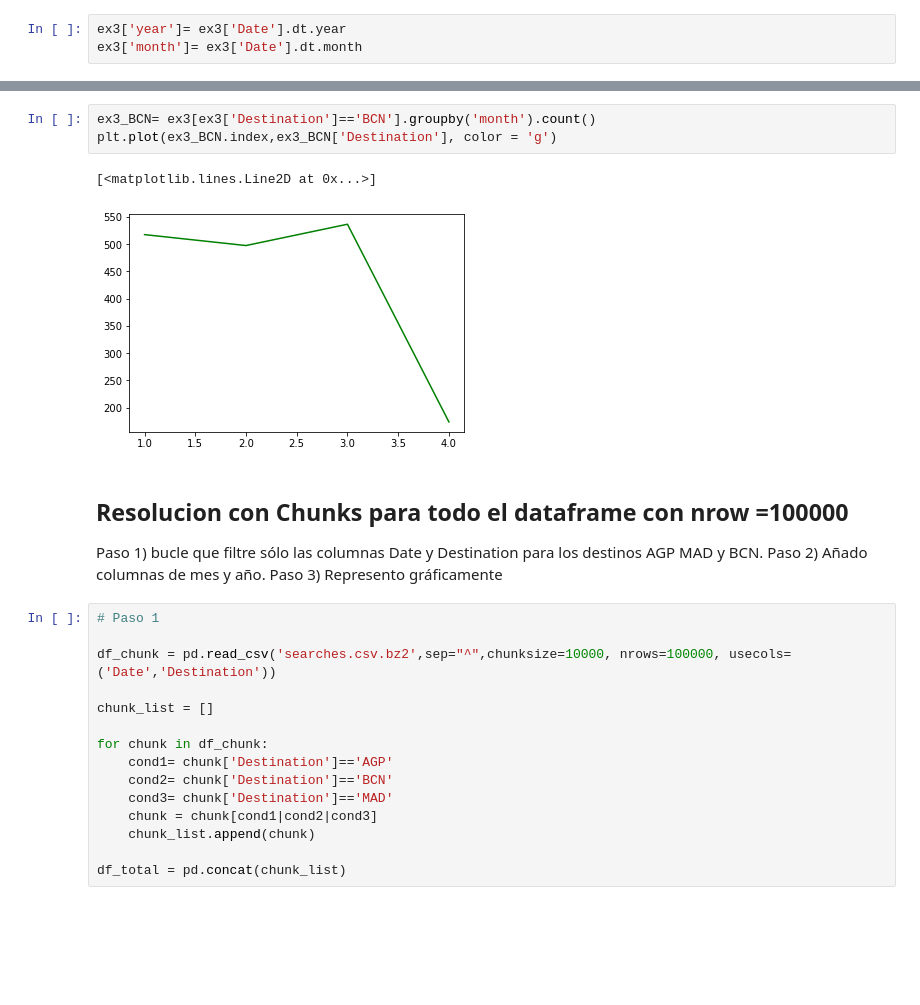
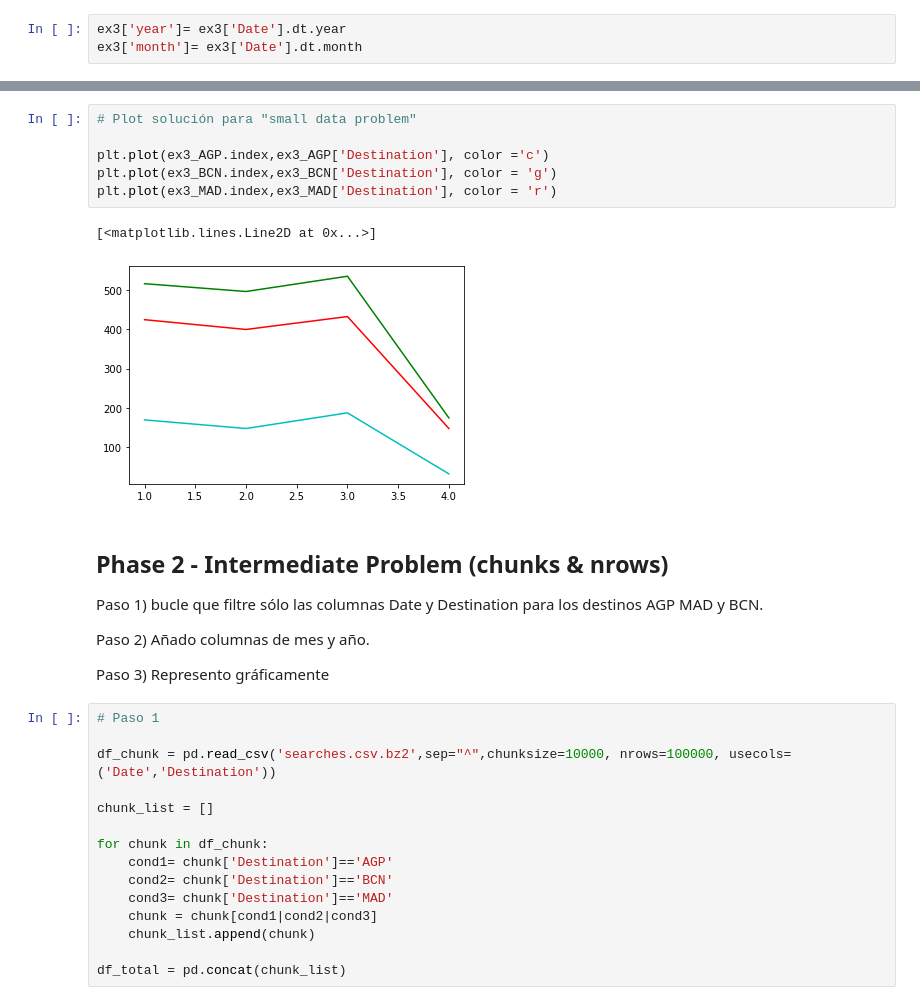
Before and after one commit to javierliro/Challenge-KSHOOL, a Jupyter notebook: Problema3.ipynb, the cells around one changed output, grey strips where cells are left out. Cells and saved outputs as stored; diff of their text form; blank space fills up the shorter version.

Commit message:
Problems 1,2,3 from KSchool DS Challenge

```diff
--- a/Problema3.ipynb
+++ b/Problema3.ipynb
@@ -54,14 +53,19 @@ plt.plot(ex3_MAD.index,ex3_MAD['Destination'], color = 'r')
-# %%
-ex3_BCN= ex3[ex3['Destination']=='BCN'].groupby('month').count()
-plt.plot(ex3_BCN.index,ex3_BCN['Destination'], color = 'g')
-# %% [output]
-[<matplotlib.lines.Line2D at 0x...>]
-[figure, removed]
+# %%
+# Plot solución para "small data problem"
+
+plt.plot(ex3_AGP.index,ex3_AGP['Destination'], color ='c')
+plt.plot(ex3_BCN.index,ex3_BCN['Destination'], color = 'g')
+plt.plot(ex3_MAD.index,ex3_MAD['Destination'], color = 'r')
+# %% [output]
+[<matplotlib.lines.Line2D at 0x...>]
+[figure, added]
 # %% [markdown]
-## Resolucion con Chunks para todo el dataframe con nrow =100000
+## Phase 2 - Intermediate Problem (chunks & nrows)
 
 Paso 1) bucle que filtre sólo las columnas Date y Destination para los destinos AGP MAD y BCN.
+
 Paso 2) Añado columnas de mes y año.
+
 Paso 3) Represento gráficamente
 # %%
 # Paso 1
```
Also changed, not shown: parts of 10 cells of this notebook, 1 other file.
